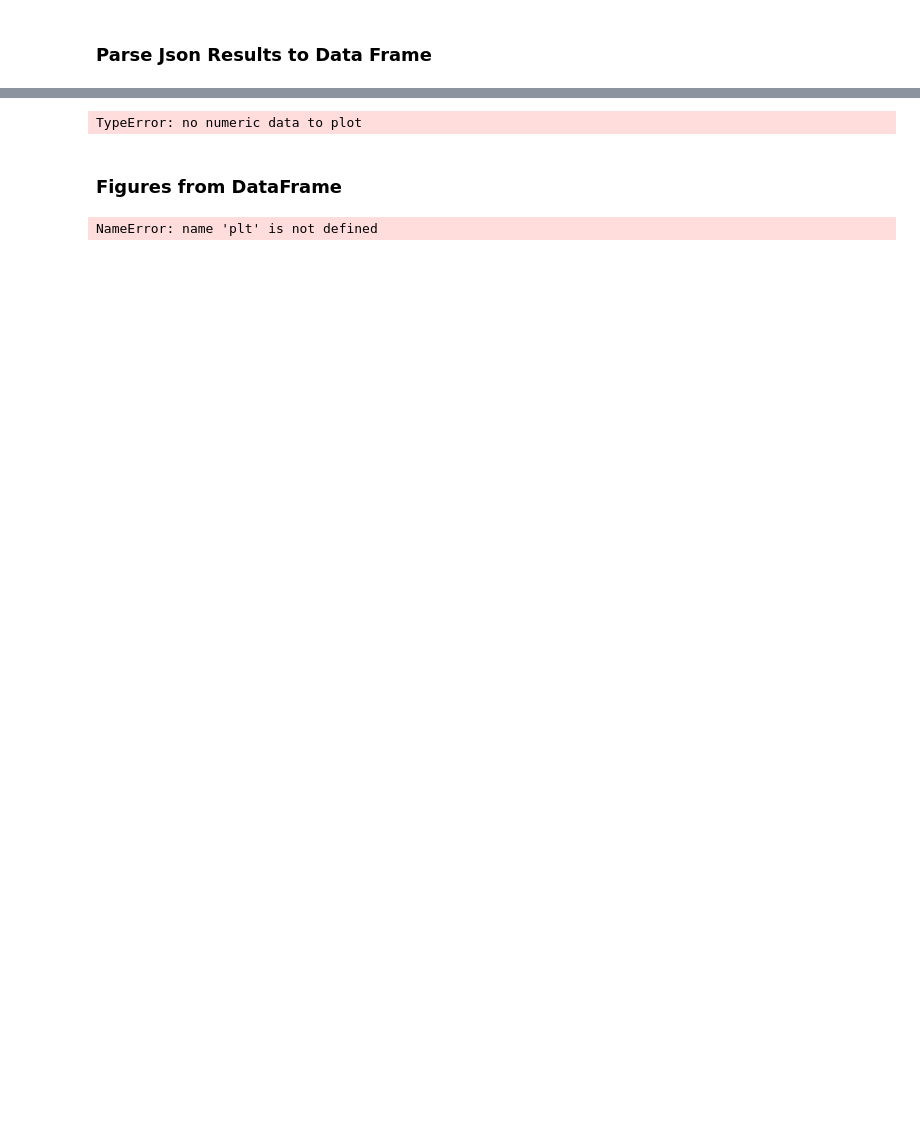
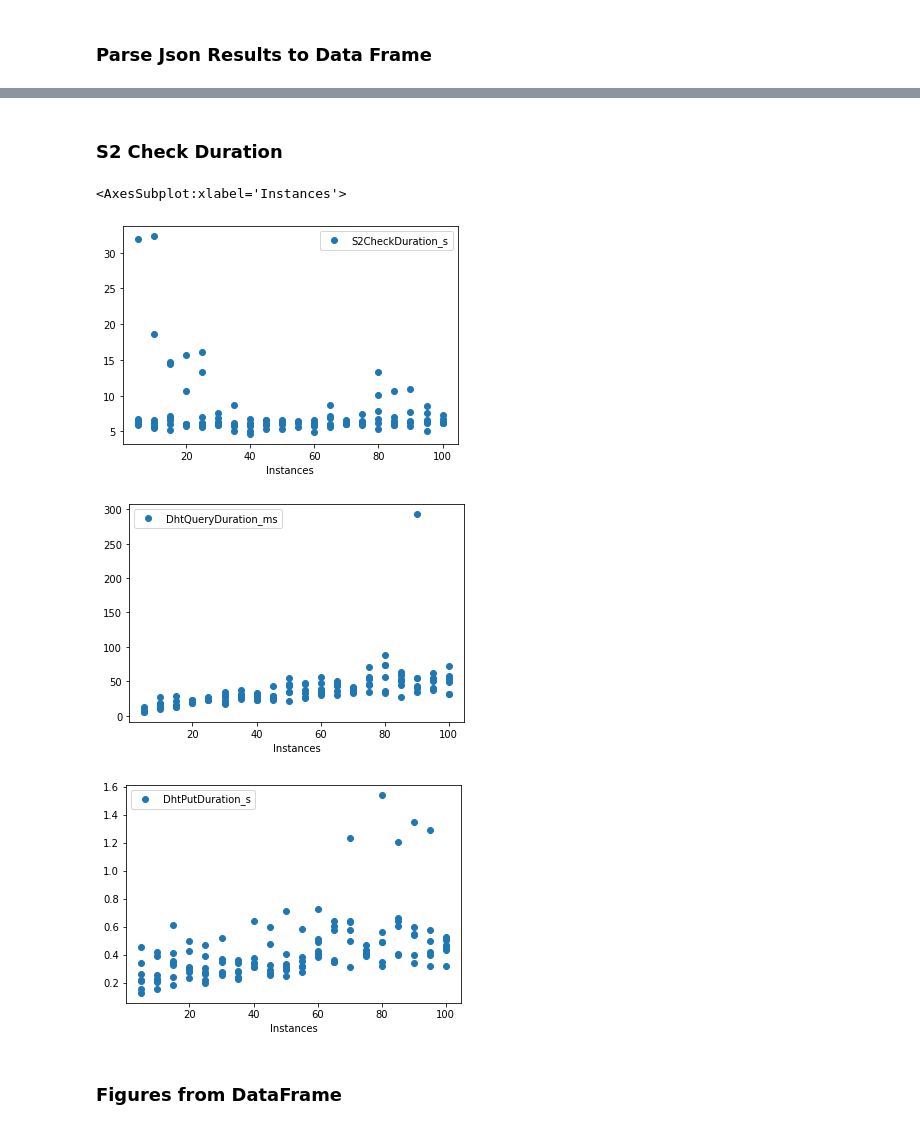
Before and after one commit to gipplab/bc_p2p, a Jupyter notebook: src/go/bc_dht/data/notebook/docker.ipynb, the cells around one changed output, grey strips where cells are left out. Drawn from its saved outputs; the diff is of its cells as text; code cells hidden in the pictures; blank space fills up the shorter version.

```diff
--- a/src/go/bc_dht/data/notebook/docker.ipynb
+++ b/src/go/bc_dht/data/notebook/docker.ipynb
@@ -139,16 +161,22 @@ my_data_frame
+# %% [markdown]
+### S2 Check Duration
 # %%
 import matplotlib.pyplot as plt
 import numpy as np
 
 my_data_frame.Instances=pd.to_numeric(my_data_frame.Instances)
-my_data_frame.S2CheckDuration=pd.to_numeric(my_data_frame.S2CheckDuration_s)
-my_data_frame.dtypes
-#my_data_frame.plot(x='Instances', y='S2CheckDuration_s', style='o')
+my_data_frame.S2CheckDuration_s=pd.to_numeric(my_data_frame.S2CheckDuration_s)
+my_data_frame.DhtUploadDuration_s=pd.to_numeric(my_data_frame.DhtUploadDuration_s)
+my_data_frame.DhtQueryDuration_ms=pd.to_numeric(my_data_frame.DhtQueryDuration_ms)
+my_data_frame['DhtPutDuration_s'] = my_data_frame['DhtUploadDuration_s'] - my_data_frame['S2CheckDuration_s']
+my_data_frame.plot(x='Instances', y='S2CheckDuration_s', style='o')
+# my_data_frame.plot(x='Instances', y='DhtUploadDuration_s', style='o')
+my_data_frame.plot(x='Instances', y='DhtQueryDuration_ms', style='o')
+my_data_frame.plot(x='Instances', y='DhtPutDuration_s', style='o')
 # %% [output]
-TypeError: no numeric data to plot
+<AxesSubplot:xlabel='Instances'>
+[figure, added]
+[figure, added]
+[figure, added]
 # %% [markdown]
 ### Figures from DataFrame
-# %%
-df.plot()
-# %% [output]
-NameError: name 'plt' is not defined
```
Also changed, not shown: parts of 6 cells of this notebook.
